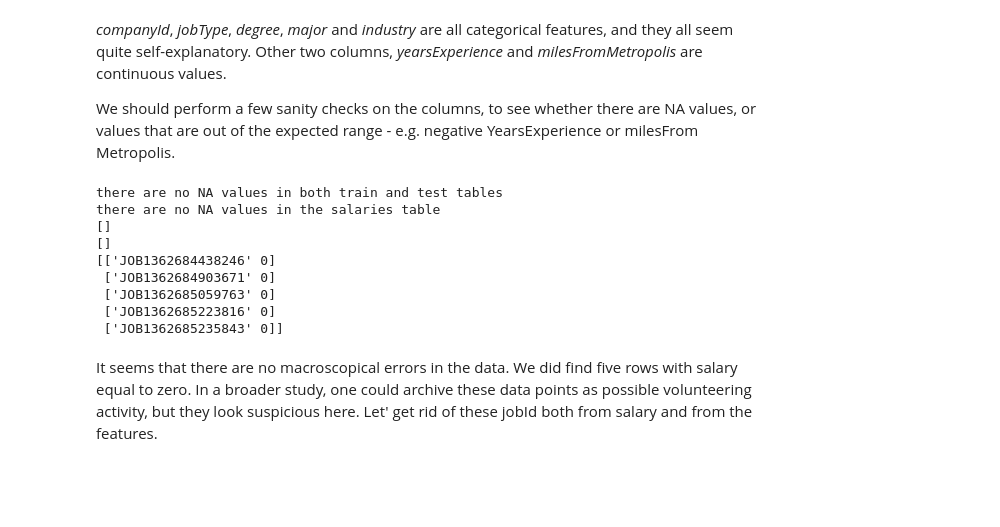
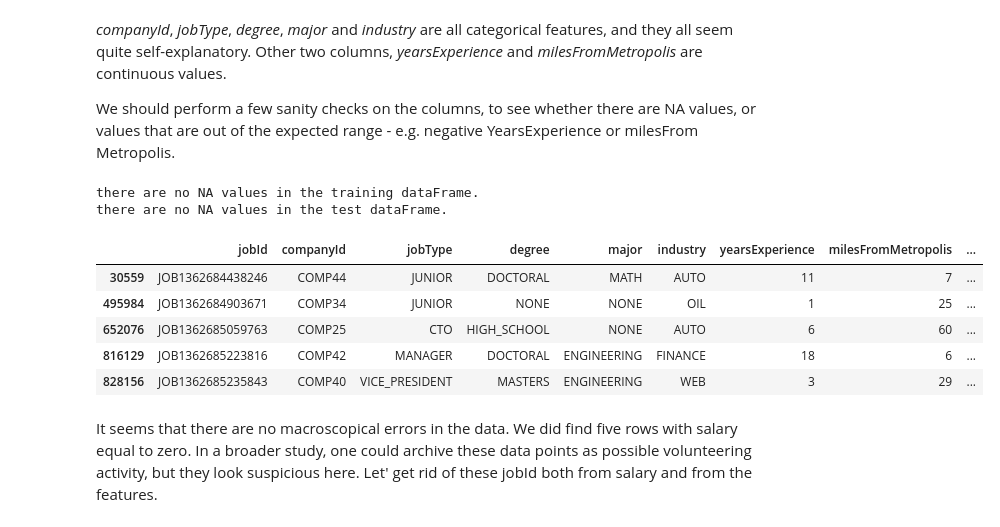
Before and after one commit to liapunov/HRdata, a Jupyter notebook: HRdataNotebook.ipynb, the cells around one changed output. Saved outputs shown, nothing was run; the diff lists cells and outputs as text; code cells hidden in the pictures; blank space fills up the shorter version.

```diff
--- a/HRdataNotebook.ipynb
+++ b/HRdataNotebook.ipynb
@@ -41,13 +35,16 @@ from keras.models import Sequential
 from keras.activations import relu
 from keras.layers import Dense, Dropout, BatchNormalization
 
+# We will save and access the data on Google Drive
+from google.colab import drive
+drive.mount('/content/gdrive')
 
 __author__ = "Francesco Rinarelli"
 __email__ = "f.rinarelli@gmail.com"
 
 
-def plot_vs_target(data,col,target):
-    def key(val):
-        return data[data[col]==val][target].mean()
-    order = sorted(data[col].unique(), key=key)
-    sb.boxplot(x=col, y=target, data=data, order=order)
+# If you can access the Internet decomment below:
+# file_base = "https://drive.google.com/drive/folders/1AXcVmd0LHrrwuVEptda5xmlFRaOvDgm8/"
+# (it's a public access folder, so you can download the dataset if you want)
+# If you are working on google colab and need to access your drive repository decomment below:
+file_base = "/content/gdrive/My Drive/data/"
@@ -67,0 +147,3 @@ test_feat.head()
+# %%
+hr_data = SupervisedDataframe("train_features.csv","test_features.csv","train_salaries.csv")
+hr_data.head()
@@ -75,32 +191,23 @@ assert test_feat.jobId.nunique() == test_feat.jobId.count()
 *companyId*, *jobType*, *degree*, *major* and *industry* are all categorical features, and they all seem quite self-explanatory. Other two columns, *yearsExperience* and *milesFromMetropolis* are continuous values.
 
 We should perform a few sanity checks on the columns, to see whether there are NA values, or values that are out of the expected range - e.g. negative YearsExperience or milesFrom Metropolis.
-# %%
-# Are there blank values for any of the columns?
-if not (train_feat.isnull().values.any() or test_feat.isnull().values.any()):
-    print("there are no NA values in both train and test tables")
-
-# Are there any blank values in the salaries table?
-if not (train_salaries.isnull().values.any()):
-    print("there are no NA values in the salaries table")
-
-# Check for negative values on continuous features
-# is a 0 mile distance possible? I think so.
-print(train_feat[train_feat.milesFromMetropolis < 0].values)
-# is a 0 year experience possible? That is the equivalent of "no experience"
-print(train_feat[train_feat.yearsExperience < 0].values)
-# salaries should not be null or negative
-print(train_salaries[train_salaries.salary <= 0].values)
-# %% [output]
-there are no NA values in both train and test tables
-there are no NA values in the salaries table
-[]
-[]
-[['JOB1362684438246' 0]
- ['JOB1362684903671' 0]
- ['JOB1362685059763' 0]
- ['JOB1362685223816' 0]
- ['JOB1362685235843' 0]]
+# %%
+# Are there blank values for any of the columns?
+hr_data.checkNulls()
+# %% [output]
+there are no NA values in the training dataFrame.
+there are no NA values in the test dataFrame.
+# %%
+# Check for negative values on continuous features
+# is a 0 mile distance possible? I think so.
+hr_data.train[hr_data.train["salary"]==0]
+# %% [output]
+|  | jobId | companyId | jobType | degree | major | industry | yearsExperience | milesFromMetropolis | ... |
+| 30559 | JOB1362684438246 | COMP44 | JUNIOR | DOCTORAL | MATH | AUTO | 11 | 7 | ... |
+| 495984 | JOB1362684903671 | COMP34 | JUNIOR | NONE | NONE | OIL | 1 | 25 | ... |
+| 652076 | JOB1362685059763 | COMP25 | CTO | HIGH_SCHOOL | NONE | AUTO | 6 | 60 | ... |
+| 816129 | JOB1362685223816 | COMP42 | MANAGER | DOCTORAL | ENGINEERING | FINANCE | 18 | 6 | ... |
+| 828156 | JOB1362685235843 | COMP40 | VICE_PRESIDENT | MASTERS | ENGINEERING | WEB | 3 | 29 | ... |
 # %% [markdown]
 It seems that there are no macroscopical errors in the data. We did find five rows with salary equal to zero. In a broader study, one could archive these data points as possible volunteering activity, but they look suspicious here. Let' get rid of these jobId both from salary and from the features.
 # %%
```
Also changed, not shown: parts of 9 cells of this notebook.
